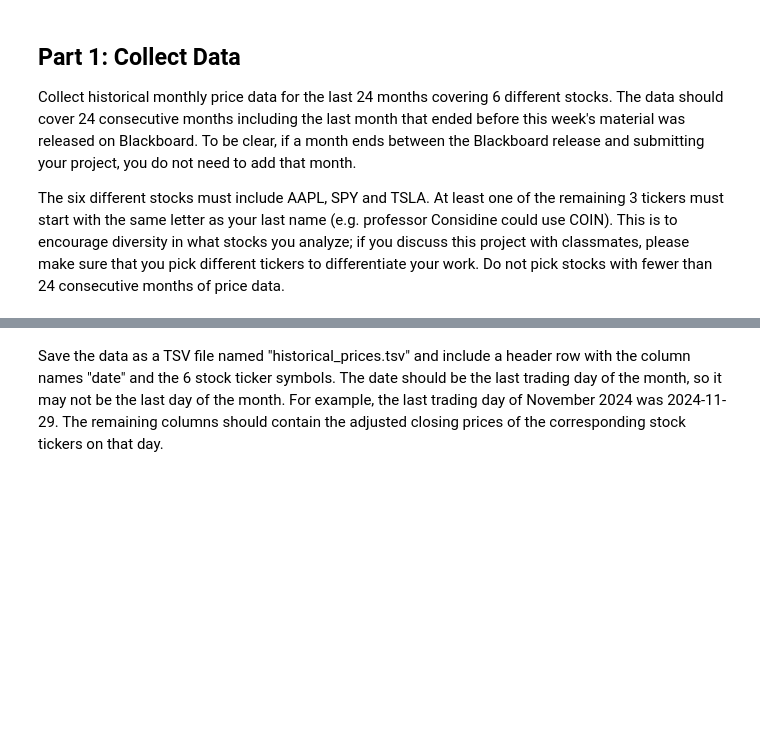
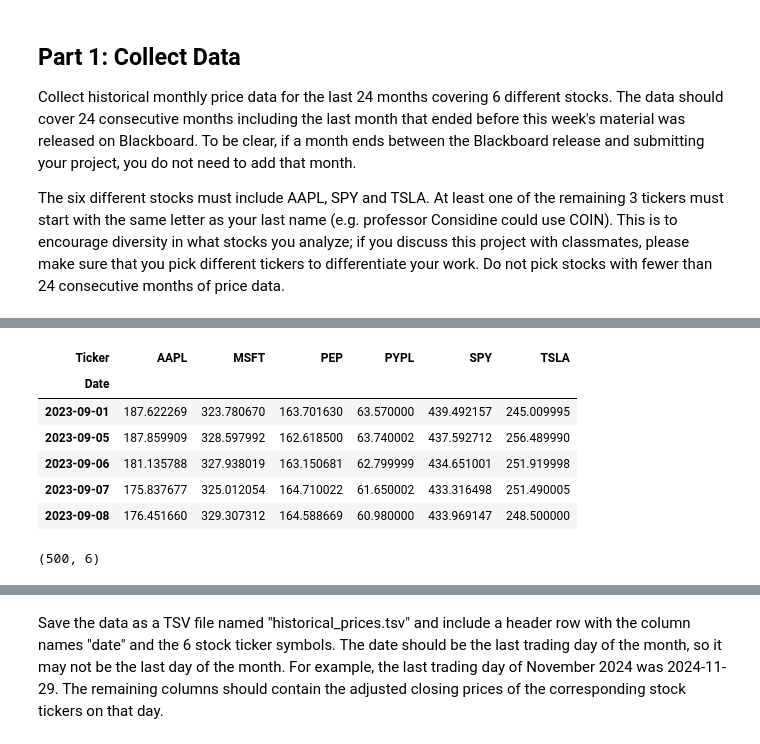
Before and after one commit to polinacsv/dx704-project-01, a Jupyter notebook: project.ipynb, the cells around one changed output, grey strips where cells are left out. Cells and saved outputs as stored; diff of their text form; code cells hidden in the pictures; blank space fills up the shorter version.

```diff
--- a/project.ipynb
+++ b/project.ipynb
@@ -37,0 +81,17 @@ Do not pick stocks with fewer than 24 consecutive months of price data.
+# %%
+# Take only the adjusted price
+adj_close = raw["Adj Close"]
+# %%
+adj_close.head()
+# %% [output]
+| Ticker | AAPL | MSFT | PEP | PYPL | SPY | TSLA |
+| Date |  |  |  |  |  |  |
+| 2023-09-01 | 187.622269 | 323.780670 | 163.701630 | 63.570000 | 439.492157 | 245.009995 |
+| 2023-09-05 | 187.859909 | 328.597992 | 162.618500 | 63.740002 | 437.592712 | 256.489990 |
+| 2023-09-06 | 181.135788 | 327.938019 | 163.150681 | 62.799999 | 434.651001 | 251.919998 |
+| 2023-09-07 | 175.837677 | 325.012054 | 164.710022 | 61.650002 | 433.316498 | 251.490005 |
+| 2023-09-08 | 176.451660 | 329.307312 | 164.588669 | 60.980000 | 433.969147 | 248.500000 |
+# %%
+adj_close.shape
+# %% [output]
+(500, 6)
```
Also changed, not shown: parts of 53 cells of this notebook, 9 other files.
